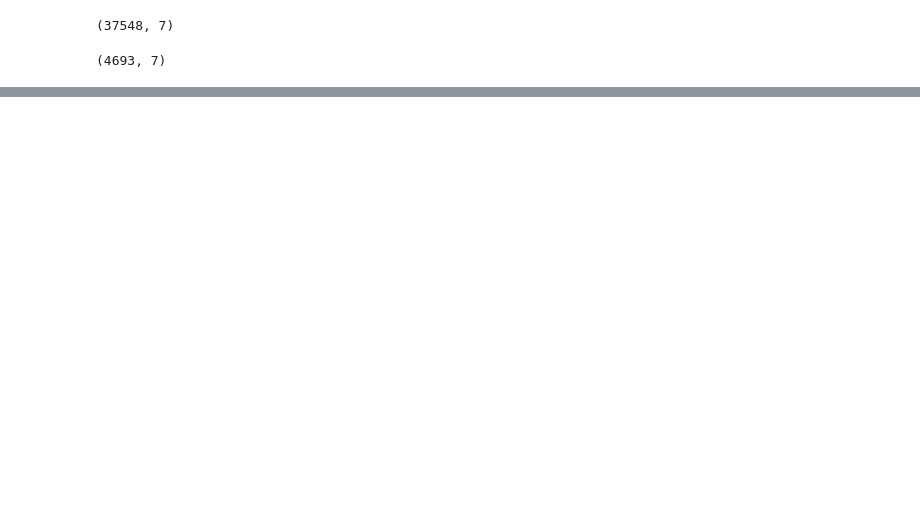
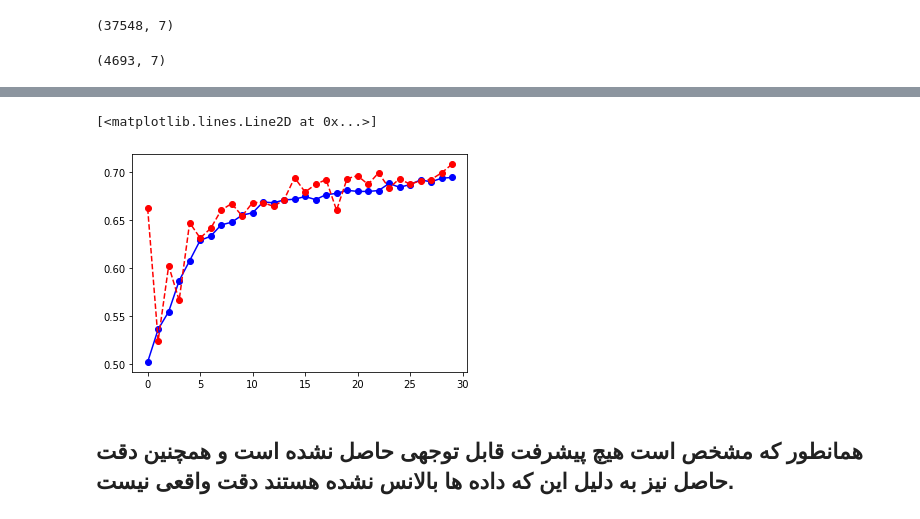
Before and after one commit to zahrasalarian/Artificial-Intelligence-in-Medicine-Projects, a Jupyter notebook: p3/main_p3.ipynb, the cells around one changed output, grey strips where cells are left out. Cells and saved outputs as stored; diff of their text form; code cells hidden in the pictures; blank space fills up the shorter version.

```diff
--- a/p3/main_p3.ipynb
+++ b/p3/main_p3.ipynb
@@ -434,0 +579,8 @@ weighted avg     0.7320    0.7280    0.7286      4694
+# %%
+plt.plot(history.history['acc'], 'b-o')
+plt.plot(history.history['val_acc'], 'r--o')
+# %% [output]
+[<matplotlib.lines.Line2D at 0x...>]
+[figure, added]
+# %% [markdown]
+## همانطور که مشخص است هیچ پیشرفت قابل توجهی حاصل نشده است و همچنین دقت حاصل نیز به دلیل این که داده ها بالانس نشده هستند دقت واقعی نیست.
```
Also changed, not shown: parts of 39 cells of this notebook.
